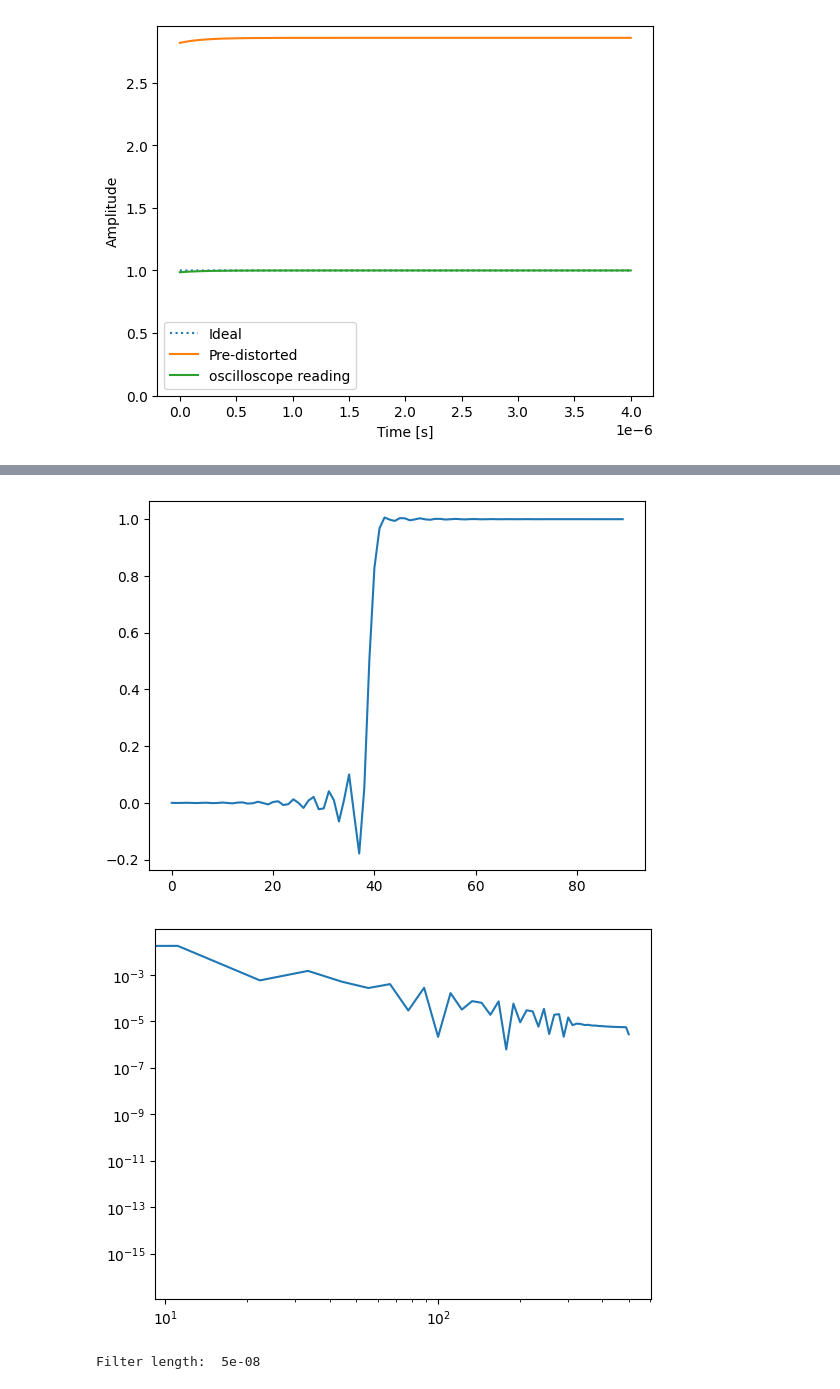
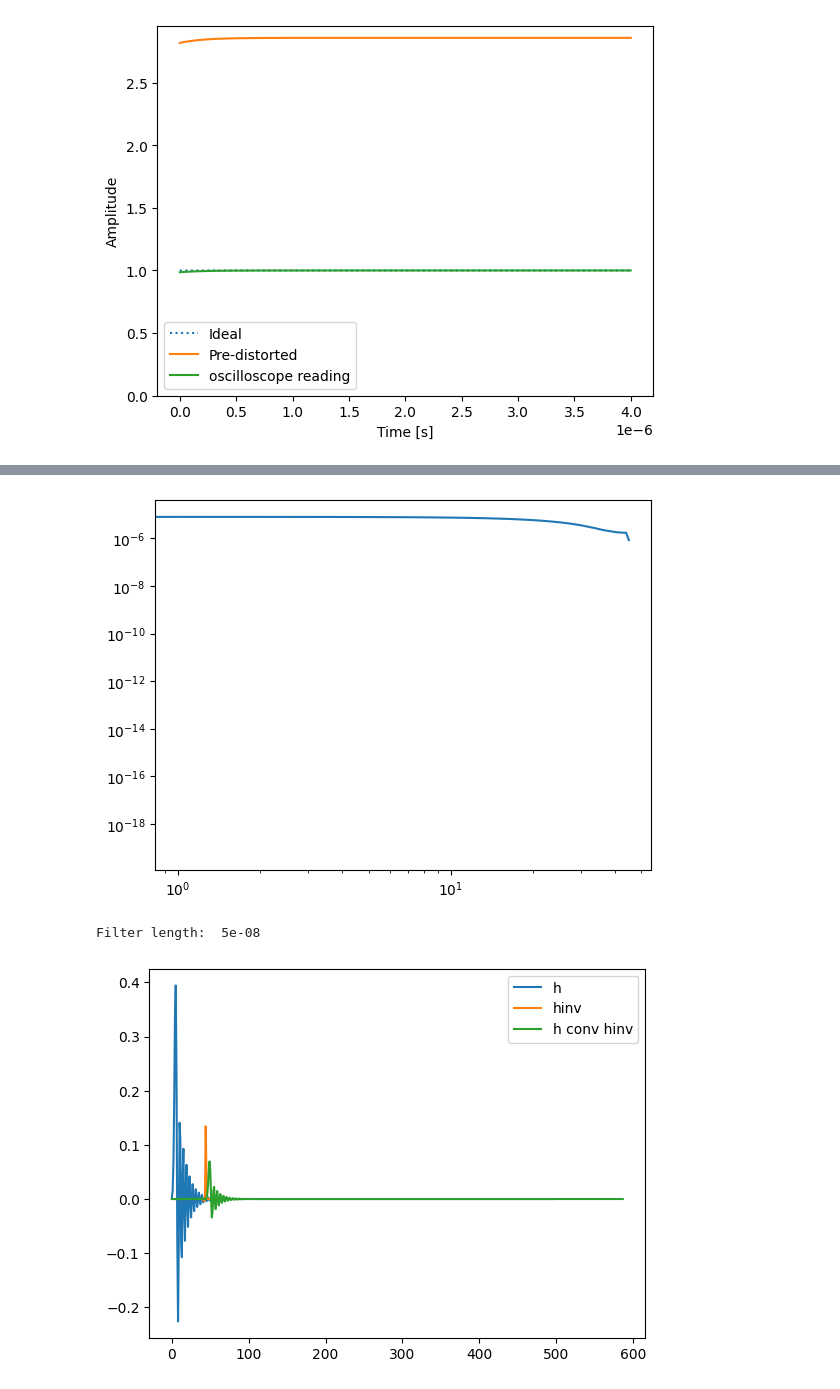
Before and after one commit to mainCSG/QBlox-CSG, a Jupyter notebook: experiments/bias-tee-transfer-function/transfer_function.ipynb, the cells around one changed output, grey strips where cells are left out. Drawn from its saved outputs; the diff is of its cells as text; code cells hidden in the pictures.

```diff
--- a/experiments/bias-tee-transfer-function/transfer_function.ipynb
+++ b/experiments/bias-tee-transfer-function/transfer_function.ipynb
@@ -277,37 +279,39 @@ tensor(1.5006, grad_fn=<AddBackward0>)
 # %%
-hinv = x.detach().numpy()
 
-plt.plot(hinv)
-plt.show()
 # f, Pxx = sp.signal.periodogram(h, N_awg)
-f, Pxx = sp.signal.periodogram(hinv, N_awg, scaling='density')
+f, Pxx = sp.signal.periodogram(hinv, N, scaling='density')
 plt.loglog(
     f, Pxx
 )
 plt.show()
 
 print("Filter length: ", len(hinv)/(1.8e9))
 
 
-plt.plot(h)
-plt.plot(hinv)
-plt.plot(np.convolve(h,np.convolve(hinv,y)))
+plt.plot(h, label='h')
+plt.plot(hinv, label='hinv')
+
+plt.plot(np.convolve(h,hinv), label='h conv hinv')
+plt.legend(loc='best')
 plt.show()
 
-y_pred = Himp.detach().numpy() @ Hres.detach().numpy() @ hinv
+test_input = step_input
+plt.plot(test_input, label='Ideal Input')
+plt.plot(np.convolve(hinv, test_input)[:N], label='Pre-Distorted Input')
+filter_x = np.convolve(hinv, test_input)[:N]
+new_step_response = Himp @ H_resampling @ filter_x
 
 plt.figure(figsize=(10, 6))
-
-plt.plot(t, y_pred, label='New Step Response')
+plt.plot(t, new_step_response, label='New Step Response')
 plt.plot(t, step_input, ':', label='Ideal')
 plt.plot(t, output_iir, label='Old Step Response')
 plt.xlabel('Time')
 plt.ylabel('Amplitude')
 plt.title('Step Response with Ripples and Overshoots')
 # plt.xlim(0,10)
 plt.legend()
 plt.show()
 # %% [output]
-[figure, old version]
+[figure, new version]
+Filter length:  5e-08
-[figure, old version]
+[figure, new version]
-Filter length:  5e-08
```
Also changed, not shown: parts of 5 cells of this notebook.
